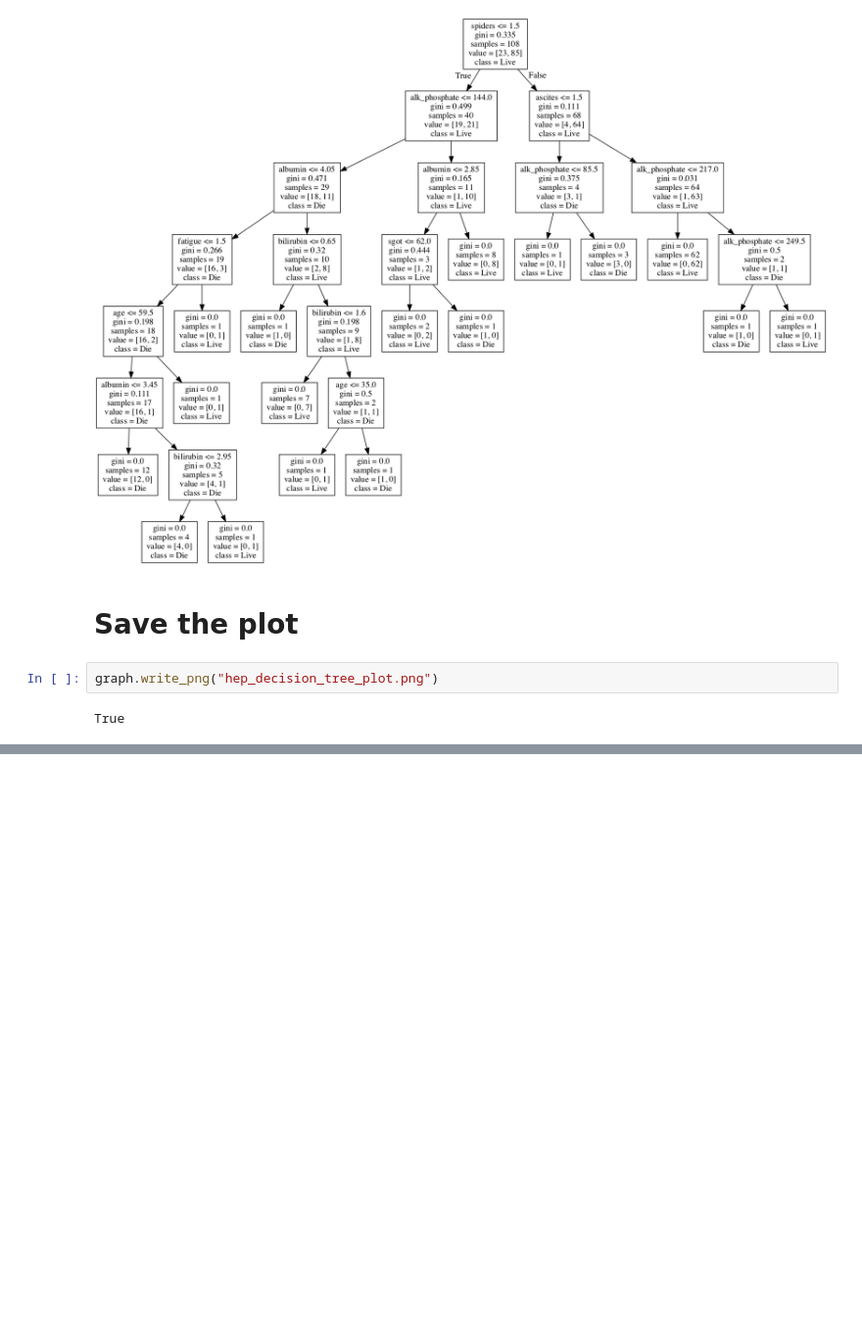
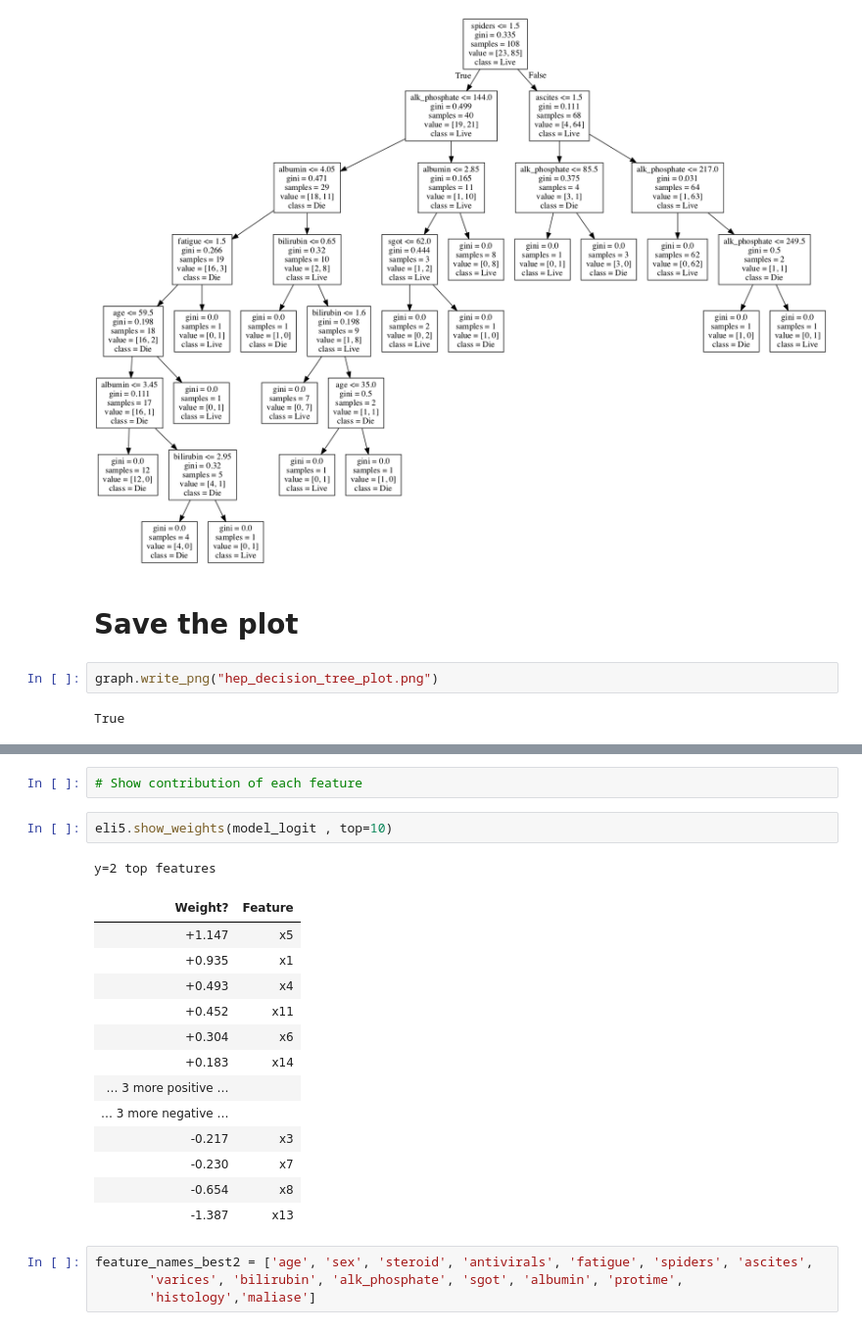
Before and after one commit to code-JOA/Predicting_Hepatitis_Mortality_Rate, a Jupyter notebook: Hepatitis_Mortality_Prediction.ipynb, the cells around one changed output, grey strips where cells are left out. Shown at 98% size. Cells and saved outputs as stored; diff of their text form; blank space fills up the shorter version.

```diff
--- a/Hepatitis_Mortality_Prediction.ipynb
+++ b/Hepatitis_Mortality_Prediction.ipynb
@@ -966,0 +1085,23 @@ True
+# %%
+# Show contribution of each feature
+# %%
+eli5.show_weights(model_logit , top=10)
+# %% [output]
+y=2 top features
+| Weight? | Feature |
+| +1.147 | x5 |
+| +0.935 | x1 |
+| +0.493 | x4 |
+| +0.452 | x11 |
+| +0.304 | x6 |
+| +0.183 | x14 |
+| … 3 more positive … |  |
+| … 3 more negative … |  |
+| -0.217 | x3 |
+| -0.230 | x7 |
+| -0.654 | x8 |
+| -1.387 | x13 |
+# %%
+feature_names_best2 = ['age', 'sex', 'steroid', 'antivirals', 'fatigue', 'spiders', 'ascites',
+       'varices', 'bilirubin', 'alk_phosphate', 'sgot', 'albumin', 'protime',
+       'histology','maliase']
```
Also changed, not shown: parts of 21 cells of this notebook.
